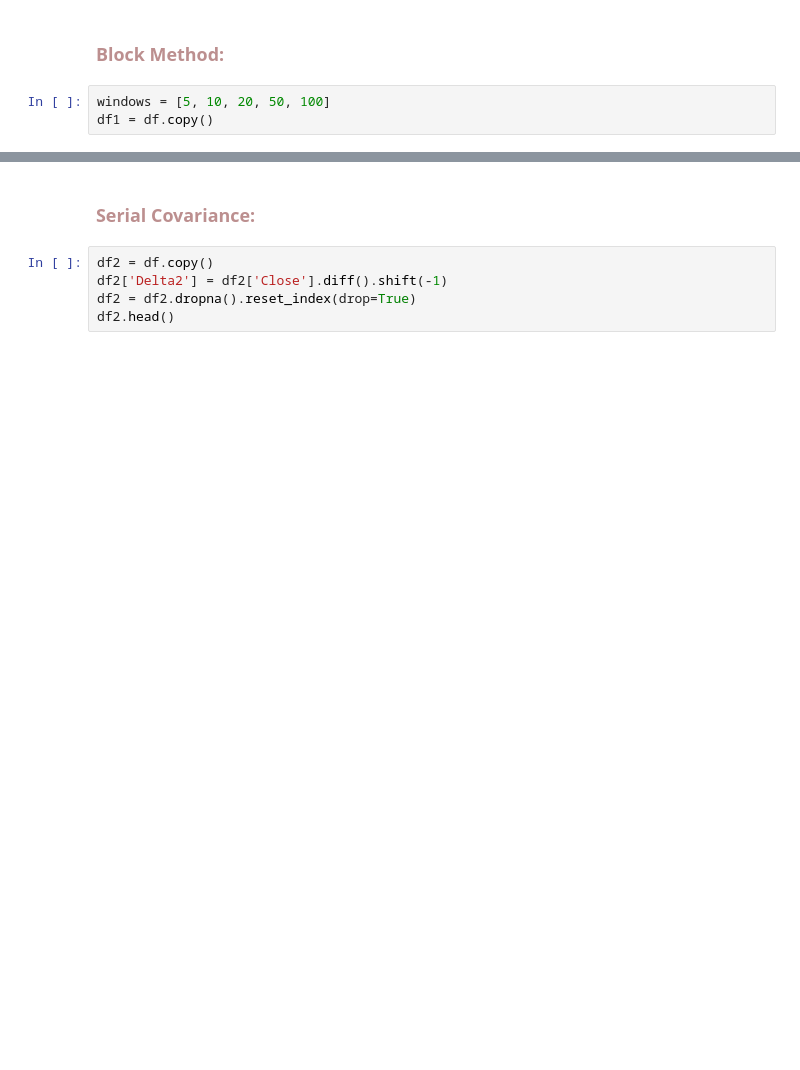
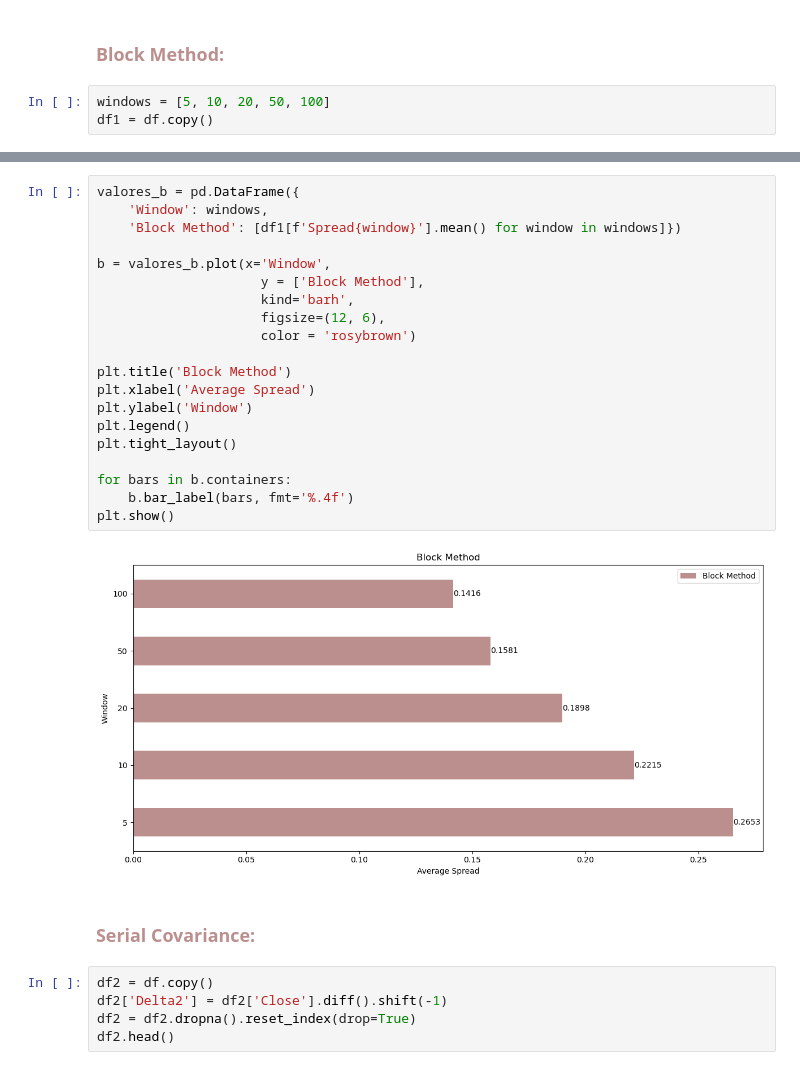
Before and after one commit to arantzaghg/sistemas_de_trading, a Jupyter notebook: Tarea 1 Effective Spread.ipynb, the cells around one changed output, grey strips where cells are left out. Drawn from its saved outputs; the diff is of its cells as text; blank space fills up the shorter version.

```diff
--- a/Tarea 1 Effective Spread.ipynb
+++ b/Tarea 1 Effective Spread.ipynb
@@ -99,3 +98,25 @@ df1
+# %%
+valores_b = pd.DataFrame({
+    'Window': windows,
+    'Block Method': [df1[f'Spread{window}'].mean() for window in windows]})
+
+b = valores_b.plot(x='Window',
+                     y = ['Block Method'],
+                     kind='barh',
+                     figsize=(12, 6),
+                     color = 'rosybrown')
+
+plt.title('Block Method')
+plt.xlabel('Average Spread')
+plt.ylabel('Window')
+plt.legend()
+plt.tight_layout()
+
+for bars in b.containers:
+    b.bar_label(bars, fmt='%.4f')
+plt.show()
+# %% [output]
+[figure, added]
 # %% [markdown]
 ### <font color='rosybrown'> **Serial Covariance:**
 # %%
```
Also changed, not shown: parts of 8 cells of this notebook.
